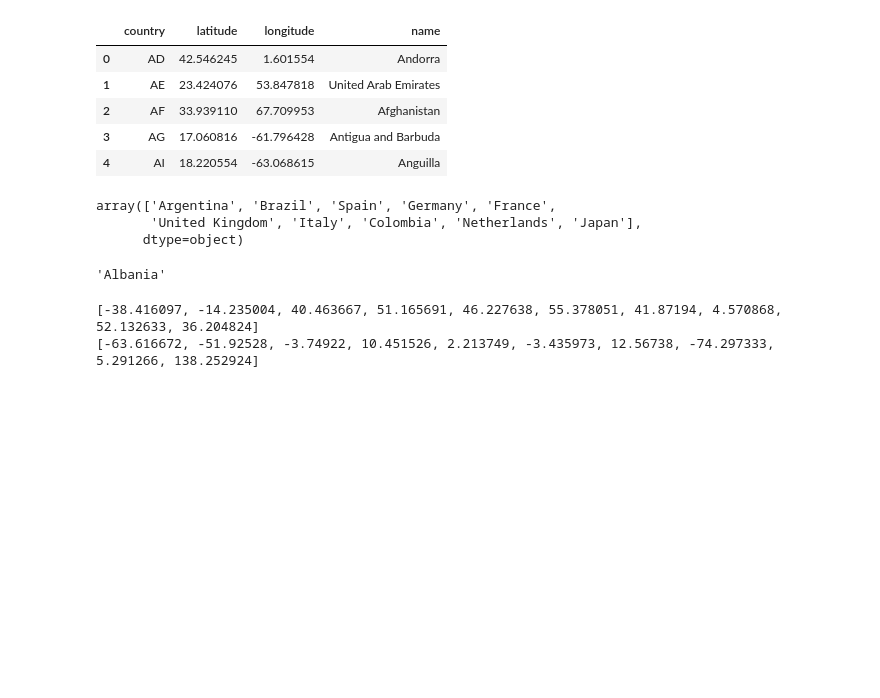
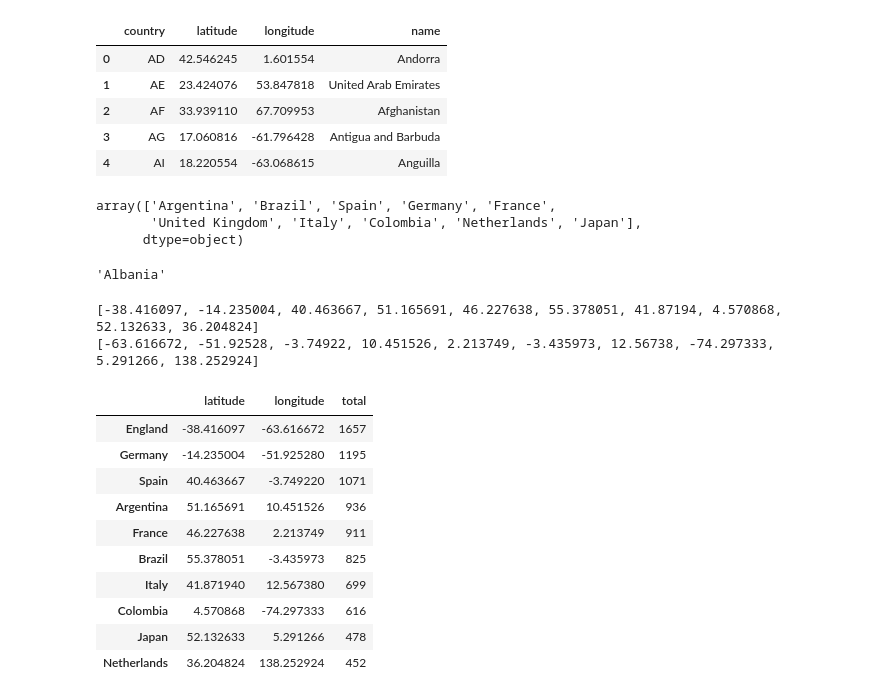
Before and after one commit to sivi-shahab/FTDS-HACKTIV8-Batch006, a Jupyter notebook: Non Graduate Challenge/Week 4/h8dsft_Visualization.ipynb, the cells around one changed output. Cells and saved outputs as stored; diff of their text form; code cells hidden in the pictures; blank space fills up the shorter version.

```diff
--- a/Non Graduate Challenge/Week 4/h8dsft_Visualization.ipynb
+++ b/Non Graduate Challenge/Week 4/h8dsft_Visualization.ipynb
@@ -457,3 +465,20 @@ print(long)
 # %% [output]
 [-38.416097, -14.235004, 40.463667, 51.165691, 46.227638, 55.378051, 41.87194, 4.570868, 52.132633, 36.204824]
 [-63.616672, -51.92528, -3.74922, 10.451526, 2.213749, -3.435973, 12.56738, -74.297333, 5.291266, 138.252924]
+# %%
+d = {'latitude': lat, 'longitude': long, 'total': df_nationality[0:10]}
+folium_data = pd.DataFrame(d)
+# %%
+folium_data
+# %% [output]
+|  | latitude | longitude | total |
+| England | -38.416097 | -63.616672 | 1657 |
+| Germany | -14.235004 | -51.925280 | 1195 |
+| Spain | 40.463667 | -3.749220 | 1071 |
+| Argentina | 51.165691 | 10.451526 | 936 |
+| France | 46.227638 | 2.213749 | 911 |
+| Brazil | 55.378051 | -3.435973 | 825 |
+| Italy | 41.871940 | 12.567380 | 699 |
+| Colombia | 4.570868 | -74.297333 | 616 |
+| Japan | 52.132633 | 5.291266 | 478 |
+| Netherlands | 36.204824 | 138.252924 | 452 |
```
Also changed, not shown: parts of 2 cells of this notebook, 1 other file.
